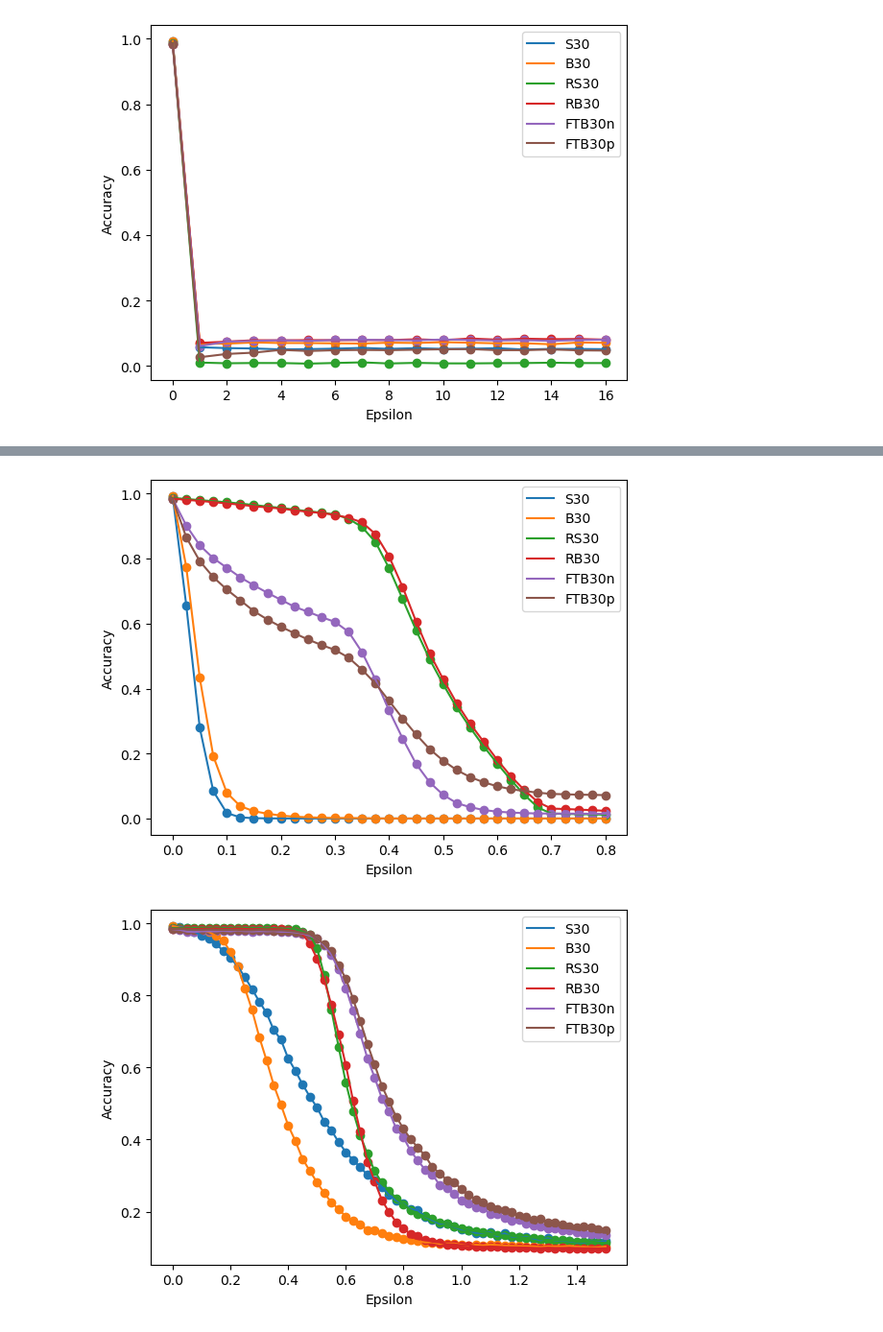
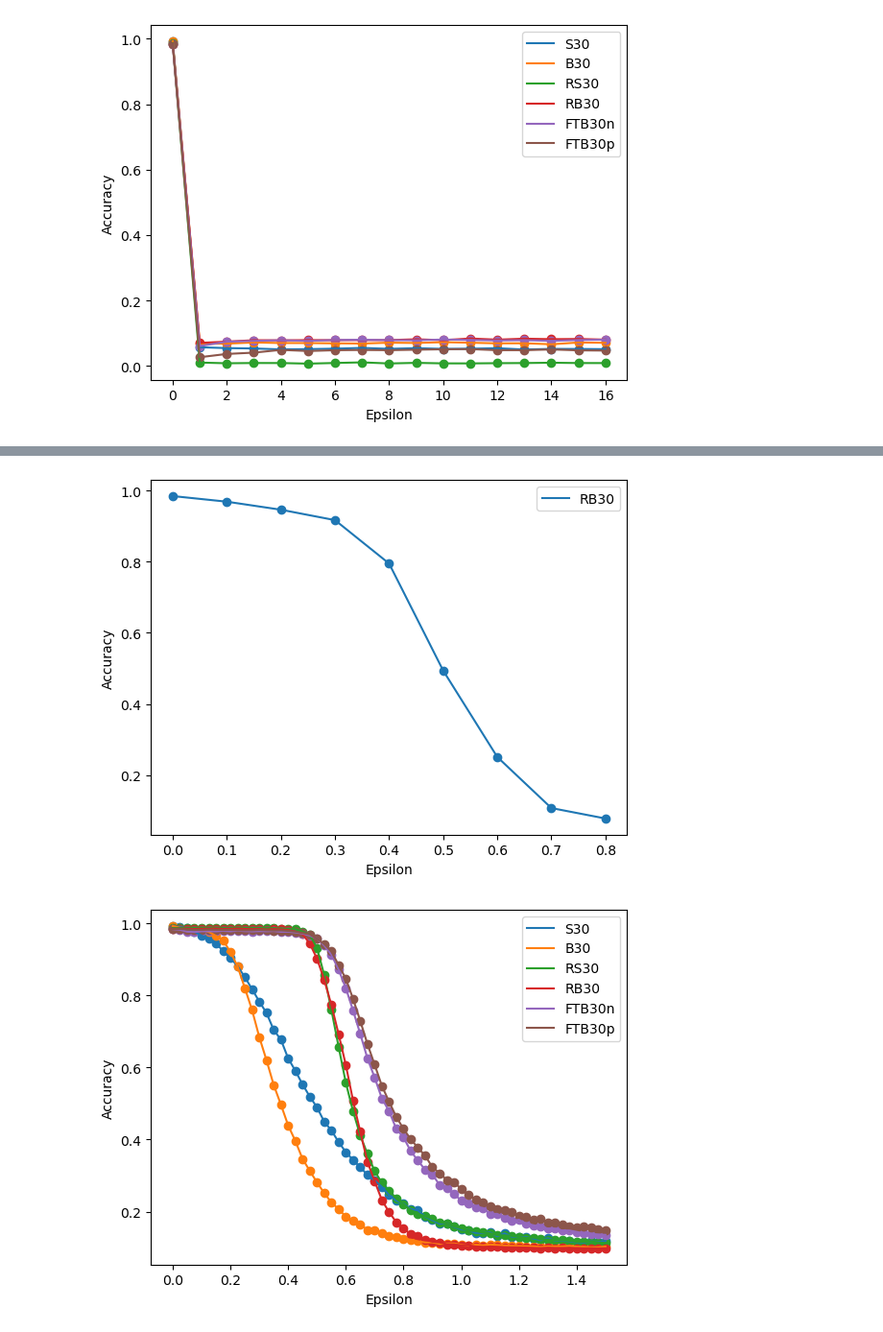
Before and after one commit to hugorecio-7/Praktikak-PrototypeDNN-Robustness-main, a Jupyter notebook: Adversarial_Attacks_Testing.ipynb, the cells around one changed output, grey strips where cells are left out. Shown at 96% size. Saved outputs shown, nothing was run; the diff lists cells and outputs as text; code cells hidden in the pictures.

```diff
--- a/Adversarial_Attacks_Testing.ipynb
+++ b/Adversarial_Attacks_Testing.ipynb
@@ -118,17 +119,17 @@ adversarial_attacks_eps_plot(models, model_names, test_loader, attack, loss, max
 # %%
 iters = 10 #40
 max_eps = 0.8
-step = 0.025
+step = 0.1
 random_start = True
 
-models = [s30, b30, rs30, rb30, ftb30n, ftb30p]
-model_names = ["S30", "B30", "RS30", "RB30", "FTB30n", "FTB30p"]
-attack = partial(LinfDeepFool_attack, steps=100, candidates=3, overshoot=1.02)
+models = [rb30]
+model_names = ["RB30"]
+attack = partial(LinfDeepFool_attack, steps=50, candidates=10, overshoot=0.02)
 loss = CELoss
 
 adversarial_attacks_eps_plot(models, model_names, test_loader, attack, loss, max_eps, step=step, foolbox_use=True)
 # %% [output]
-[figure, old version]
+[figure, new version]
 # %%
 iters = 10000 #40
 max_eps = 1.5
```
Also changed, not shown: parts of 4 cells of this notebook, 14 other files.
